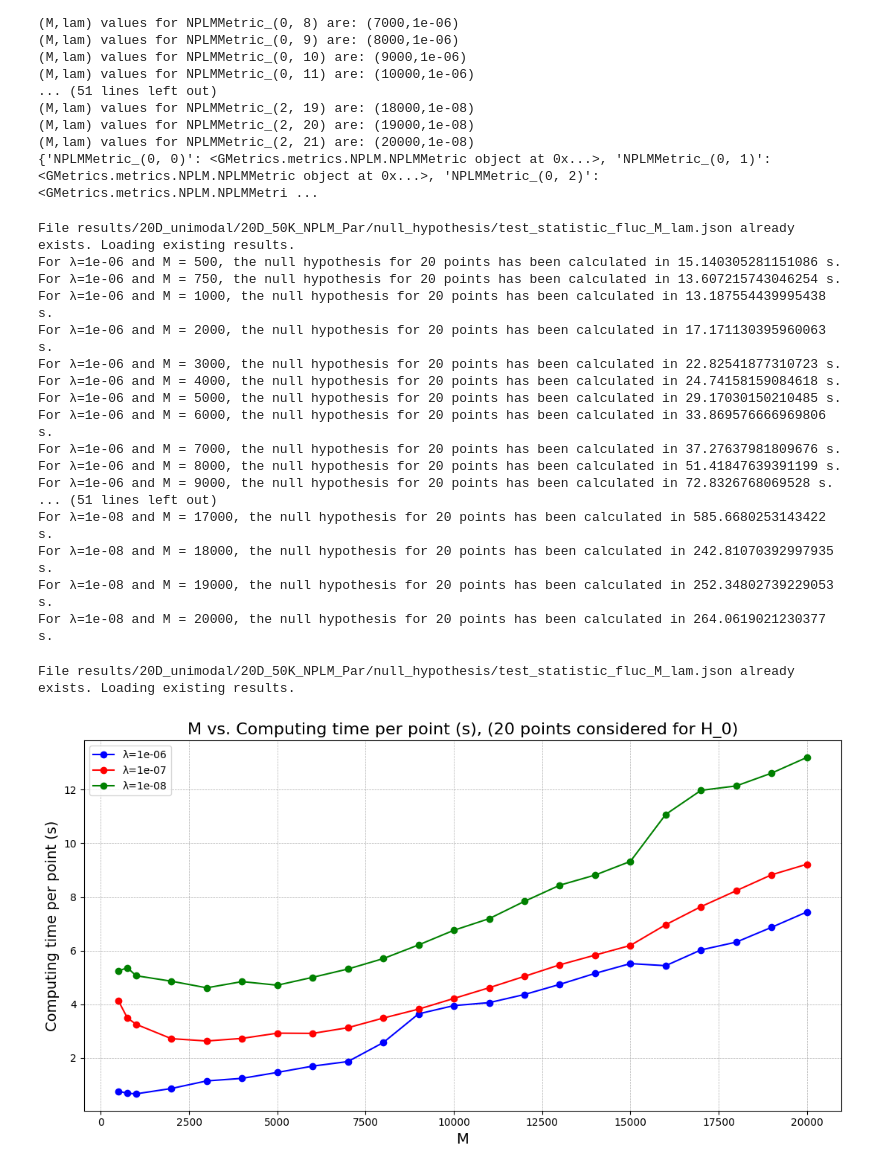
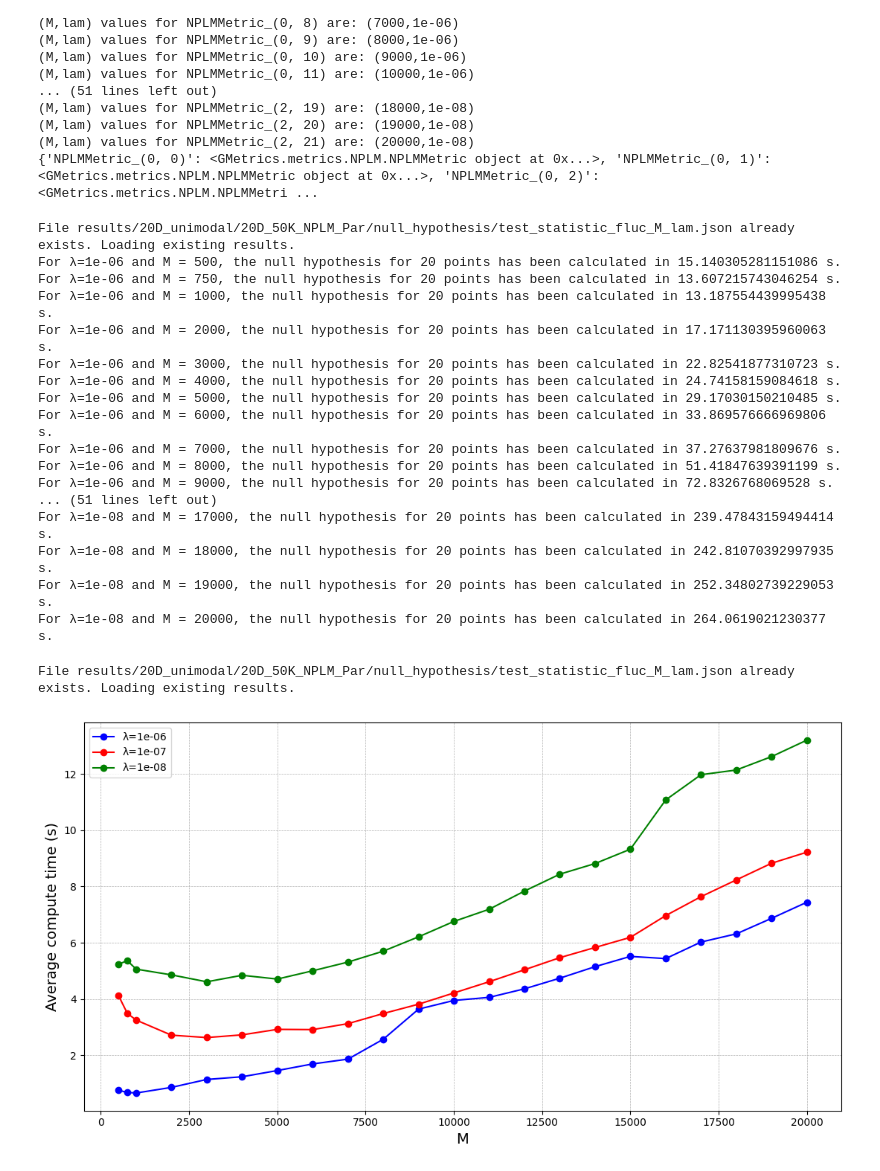
Before and after one commit to TwoSampleTests/NPLM_Parameters_Tuning, a Jupyter notebook: notebooks/Analysis_20D_unimodal_50_NPLMPar.ipynb, the cells around one changed output. Drawn from its saved outputs; the diff is of its cells as text; code cells hidden in the pictures.

```diff
--- a/notebooks/Analysis_20D_unimodal_50_NPLMPar.ipynb
+++ b/notebooks/Analysis_20D_unimodal_50_NPLMPar.ipynb
@@ -5,7 +5,7 @@
 # %% [output]
 /leonardo_scratch/fast/INF25_pml4hep/sgrossi0/projects/TwoSampleTest/NPLM_Parameters_Tuning
 # %%
-visible_devices = [2]
+visible_devices = [0]
 from datetime import datetime
 print(datetime.now().strftime("%Y-%m-%d %H:%M:%S.%f")+":", "Importing os...")
 import os
@@ -464,7 +463,7 @@ For λ=1e-06 and M = 7000, the null hypothesis for 20 points has been calculated
 For λ=1e-06 and M = 8000, the null hypothesis for 20 points has been calculated in 51.41847639391199 s.
 For λ=1e-06 and M = 9000, the null hypothesis for 20 points has been calculated in 72.8326768069528 s.
 ... (51 lines left out)
-For λ=1e-08 and M = 17000, the null hypothesis for 20 points has been calculated in 585.6680253143422 s.
+For λ=1e-08 and M = 17000, the null hypothesis for 20 points has been calculated in 239.47843159494414 s.
 For λ=1e-08 and M = 18000, the null hypothesis for 20 points has been calculated in 242.81070392997935 s.
 For λ=1e-08 and M = 19000, the null hypothesis for 20 points has been calculated in 252.34802739229053 s.
 For λ=1e-08 and M = 20000, the null hypothesis for 20 points has been calculated in 264.0619021230377 s.
@@ -484,36 +483,35 @@ if os.path.exists(file):
     for i, result in enumerate(results):
         for lam, lam_data in result["lam"].items():
             for j, M_data in enumerate(lam_data):  # For each M value in the lambda
 
                 null_hp_times[i, j] = M_data["computing_time"]
                 metric_values[i, j] = M_data["metric_list"]
                 null_hp_times = np.array(null_hp_times)
                 metric_values = np.array(metric_values)
 
 else:
     print("file does not exist")
 
 
 color_list = ['b','r','g']
 label_list = [f'λ={lam}' for lam in lam_list]
 
 
 plt.figure(figsize=(11, 6))
 for i in range(len(lam_list)):
     plt.errorbar(M_list, null_hp_times[i]/niter,  capsize=5 ,marker='o', linestyle='-', color = color_list[i], label = label_list[i])
 
 plt.xlabel("M", fontsize=14)
-plt.ylabel("Computing time per point (s)", fontsize=14)
-plt.title(f"M vs. Computing time per point (s), ({niter} points considered for H_0)", fontsize=16)
+plt.ylabel("Average compute time (s)", fontsize=14)
 plt.grid(True, which="both", linestyle="--", linewidth=0.5)
 plt.tight_layout()
 plt.legend()
 
 plt.savefig(null_hypotheses_dir+"Computing_time_vs_M.pdf", format="pdf")
 plt.show()
 # %% [output]
 File results/20D_unimodal/20D_50K_NPLM_Par/null_hypothesis/test_statistic_fluc_M_lam.json already exists. Loading existing results.
-[figure, old version]
+[figure, new version]
 # %%
 file = null_hypotheses_dir + f"test_statistic_fluc_M_lam.json"
 
```
Also changed, not shown: parts of 3 cells of this notebook, 15 other files.
